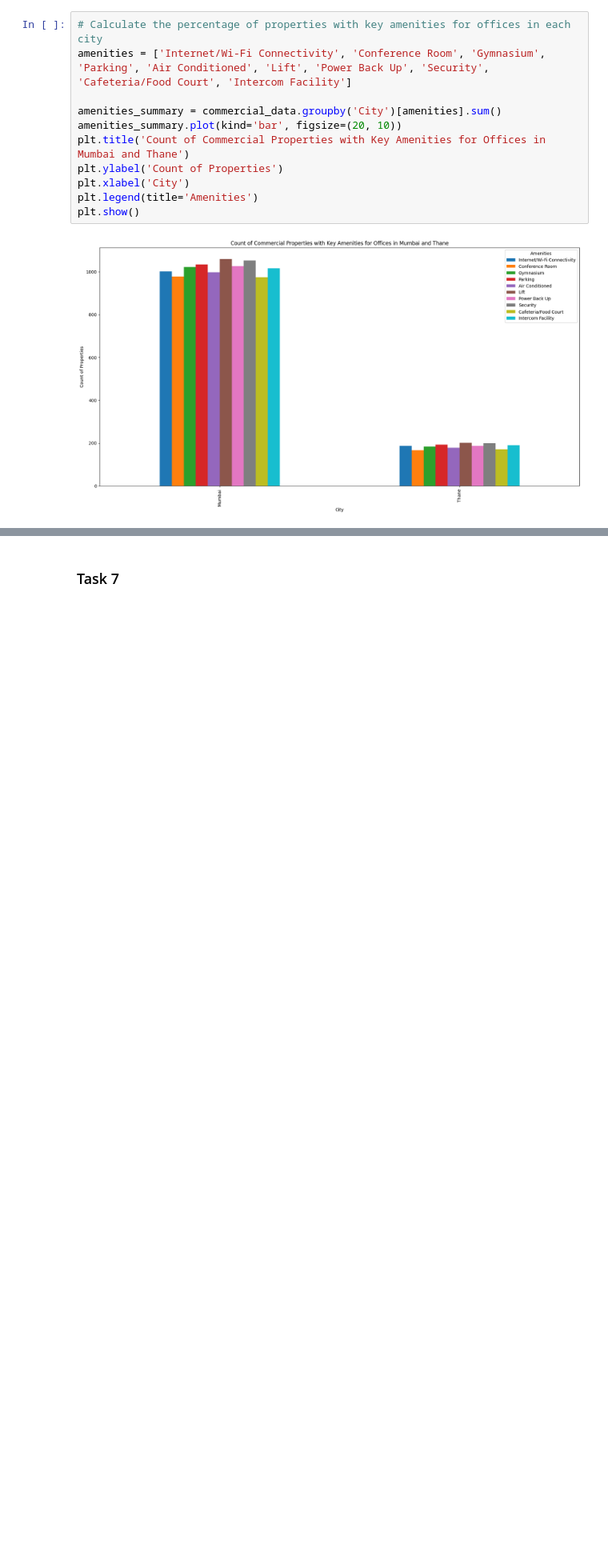
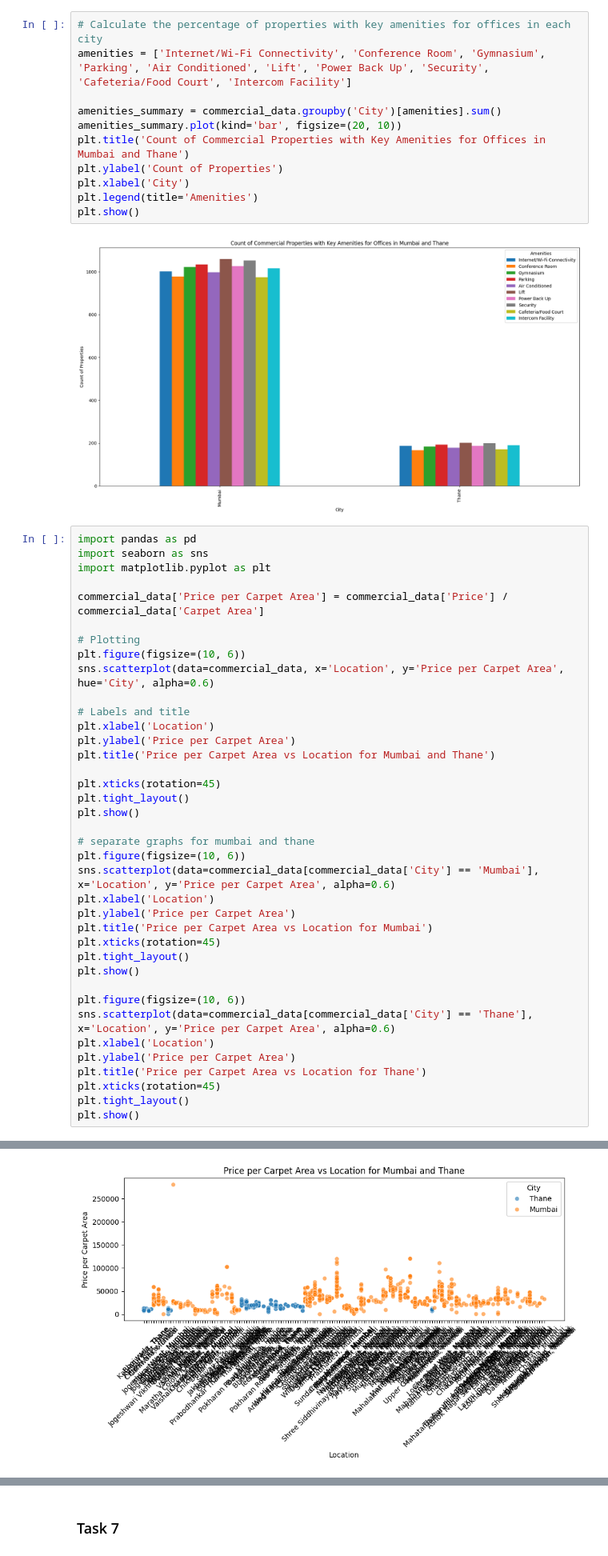
Before and after one commit to arghyawning/data-analytics-1-assignments, a Jupyter notebook: a1/51/assignment1_51.ipynb, the cells around one changed output, grey strips where cells are left out. Shown at 80% size. Saved outputs shown, nothing was run; the diff lists cells and outputs as text; blank space fills up the shorter version.

Commit message:
added some related graphs for location aspect for q6 and added a comment for later

```diff
--- a/a1/51/assignment1_51.ipynb
+++ b/a1/51/assignment1_51.ipynb
@@ -605,3 +605,42 @@ plt.legend(title='Amenities')
 plt.show()
 # %% [output]
 [figure]
+# %%
+import pandas as pd
+import seaborn as sns
+import matplotlib.pyplot as plt
+
+commercial_data['Price per Carpet Area'] = commercial_data['Price'] / commercial_data['Carpet Area']
+
+# Plotting
+plt.figure(figsize=(10, 6))
+sns.scatterplot(data=commercial_data, x='Location', y='Price per Carpet Area', hue='City', alpha=0.6)
+
+# Labels and title
+plt.xlabel('Location')
+plt.ylabel('Price per Carpet Area')
+plt.title('Price per Carpet Area vs Location for Mumbai and Thane')
+
+plt.xticks(rotation=45)
+plt.tight_layout()
+plt.show()
+
+# separate graphs for mumbai and thane
+plt.figure(figsize=(10, 6))
+sns.scatterplot(data=commercial_data[commercial_data['City'] == 'Mumbai'], x='Location', y='Price per Carpet Area', alpha=0.6)
+plt.xlabel('Location')
+plt.ylabel('Price per Carpet Area')
+plt.title('Price per Carpet Area vs Location for Mumbai')
+plt.xticks(rotation=45)
+plt.tight_layout()
+plt.show()
+
+plt.figure(figsize=(10, 6))
+sns.scatterplot(data=commercial_data[commercial_data['City'] == 'Thane'], x='Location', y='Price per Carpet Area', alpha=0.6)
+plt.xlabel('Location')
+plt.ylabel('Price per Carpet Area')
+plt.title('Price per Carpet Area vs Location for Thane')
+plt.xticks(rotation=45)
+plt.tight_layout()
+plt.show()
+# %% [output]
@@ -607,0 +651 @@ plt.show()
+[figure, added]
```
Also changed, not shown: parts of 2 cells of this notebook.
